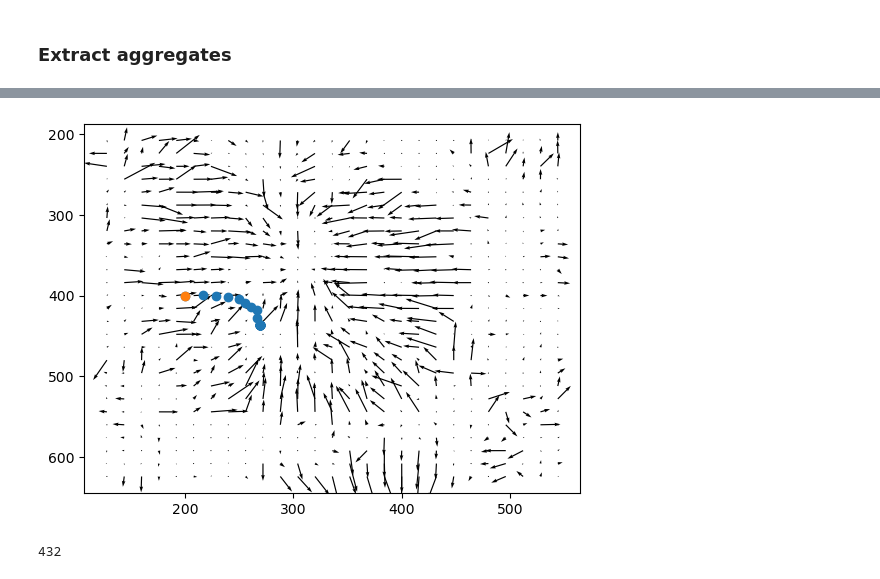
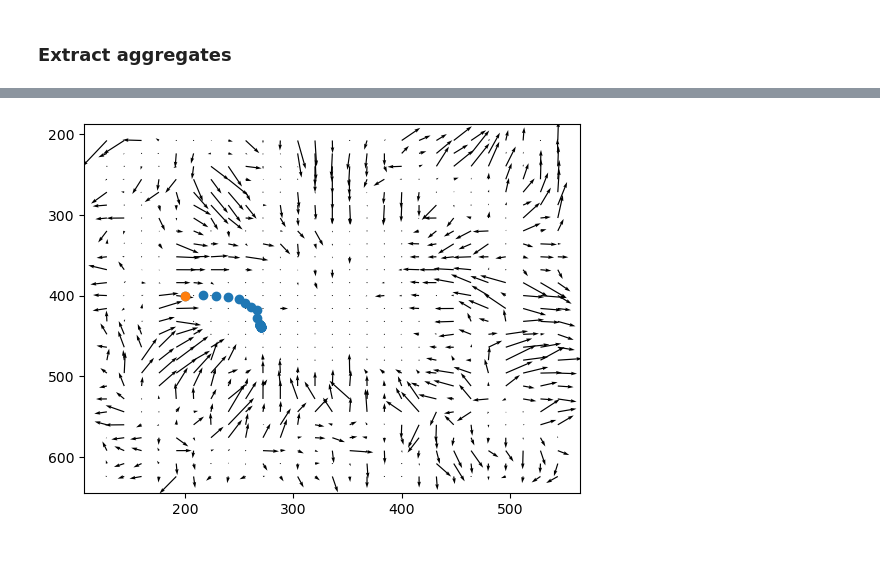
Before and after one commit to rzhou-space/PIV_analysis_headon_data, a Jupyter notebook: Tracking_analysis_mesenchym.ipynb, the cells around one changed output, grey strips where cells are left out. Saved outputs shown, nothing was run; the diff lists cells and outputs as text; code cells hidden in the pictures.

```diff
--- a/Tracking_analysis_mesenchym.ipynb
+++ b/Tracking_analysis_mesenchym.ipynb
@@ -43,14 +43,0 @@ plt.quiver(agg1_xgrid, agg1_ygrid, agg1_V, -agg1_U)
-# %%
-# Iteration over time to generate the aggregate vectorfield.
-agg1_U = []
-agg1_V = []
-agg1_M = []
-
-for t in range(np.shape(U)[0]):
-    agg1_U.append(U[t][7:34, 12:39])
-    agg1_V.append(V[t][7:34, 12:39])
-    agg1_M.append(M[t][7:34, 12:39])
-
-agg1_U = np.array(agg1_U)
-agg1_V = np.array(agg1_V)
-agg1_M = np.array(agg1_M)
@@ -67,13 +44,33 @@ agg1_pseudo_x, agg1_pseudo_y = Tracking_Py.pseudo_tracking_piv_grid_single_v2(ag
+# %%
+def aggegrate_over_time(U, V, M, agg_pos):
+    # agg_pos: [x1, x2, y1, y2] indicating [x1:x2, y1:y2]
+    agg_U = []
+    agg_V = []
+    agg_M = []
+
+    for t in range(np.shape(U)[0]):
+        agg_U.append(U[t][agg_pos[0]:agg_pos[1], agg_pos[2]:agg_pos[3]])
+        agg_V.append(V[t][agg_pos[0]:agg_pos[1], agg_pos[2]:agg_pos[3]])
+        agg_M.append(M[t][agg_pos[0]:agg_pos[1], agg_pos[2]:agg_pos[3]])
+
+    return np.array(agg_U), np.array(agg_V), np.array(agg_M)
+# %%
+agg1_U, agg1_V, agg1_M = aggegrate_over_time(U, V, M, [7, 34, 12, 39])
+agg1_xgrid = xgrid[0][7:34, 12:39]
+agg1_ygrid = ygrid[0][7:34, 12:39]
 # %%
-plt.quiver(agg1_xgrid, agg1_ygrid, agg1_V[50], -agg1_U[50])
+# Single pseudo track.
+
+agg1_pseudo_x, agg1_pseudo_y = Tracking_Py.pseudo_tracking_piv_grid_single_v2(agg1_U,
+                                                                             agg1_V,
+                                                                             [0, 100],
+                                                                             [200],
+                                                                             [400])
+plt.quiver(agg1_xgrid, agg1_ygrid, agg1_V[100], -agg1_U[100])
 plt.scatter(agg1_pseudo_x, agg1_pseudo_y)
 plt.scatter([200], [400])
 # plt.xlim(100,600)
 # plt.ylim(100,600)
 plt.gca().invert_yaxis()
 # %% [output]
-[figure, old version]
+[figure, new version]
-# %%
-27*16
-# %% [output]
-432
```
Also changed, not shown: parts of 13 cells of this notebook.
